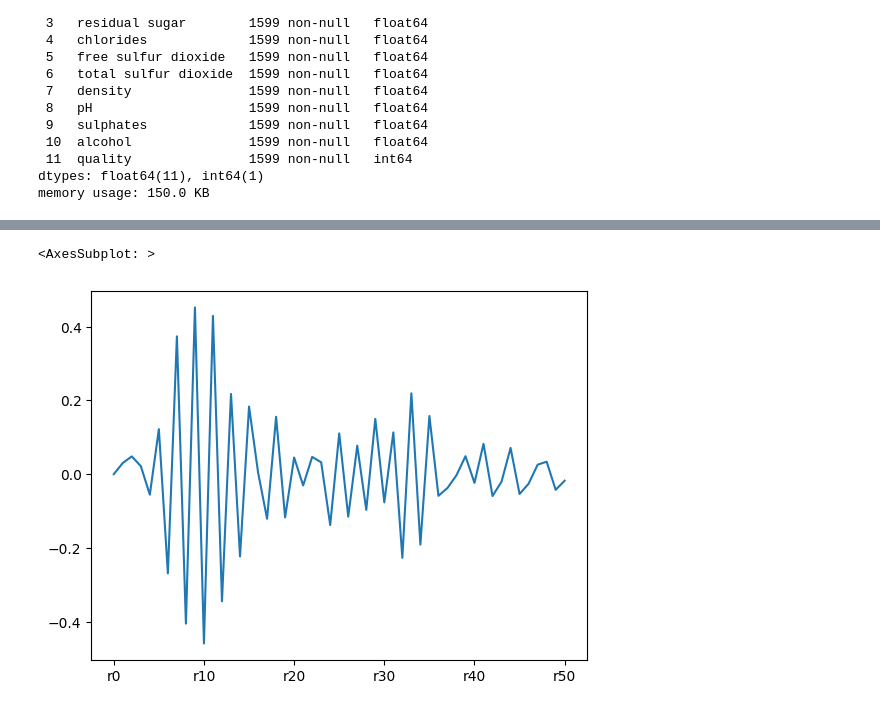
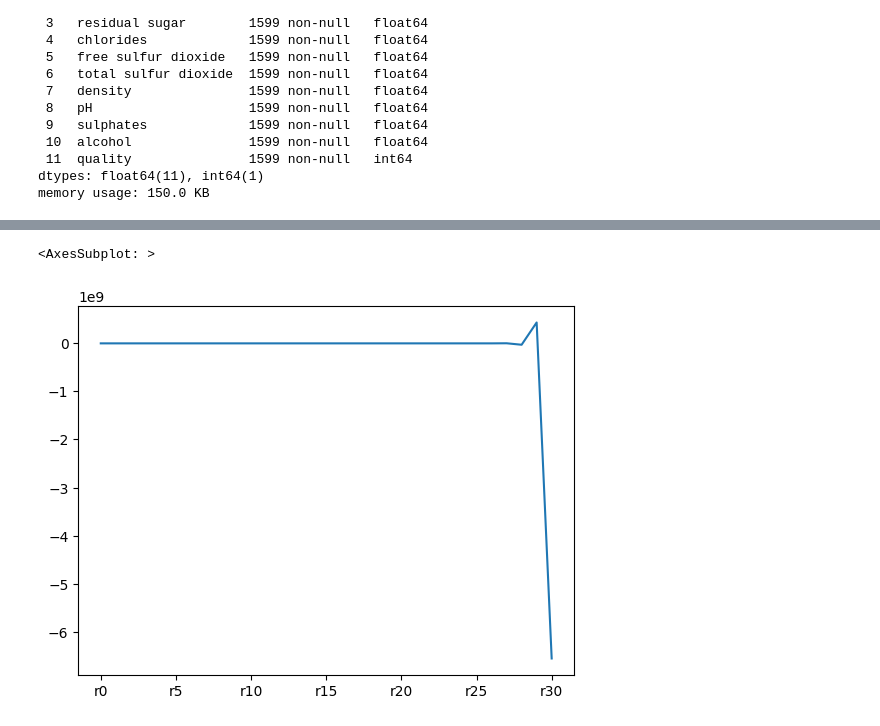
Before and after one commit to Agnij-Moitra/variational-gradient-boosting, a Jupyter notebook: benchmarks.ipynb, the cells around one changed output, grey strips where cells are left out. Cells and saved outputs as stored; diff of their text form; code cells hidden in the pictures.

```diff
--- a/benchmarks.ipynb
+++ b/benchmarks.ipynb
@@ -427,2 +438,2 @@ model = VGBRegressor()
 # %%
-models, res = model.fit(quality_X, quality_y, n_estimators=50, warm_start=False)
+models = model.fit(quality_X, quality_y,)
@@ -467,5 +440,7 @@ models
+# %%
+models, res, errors = models[0], models[1][0], models[1][1]
 # %%
-res.plot()
+res.mean().plot()
 # %% [output]
 <AxesSubplot: >
-[figure, old version]
+[figure, new version]
```
Also changed, not shown: parts of 26 cells of this notebook, 1 other file.
